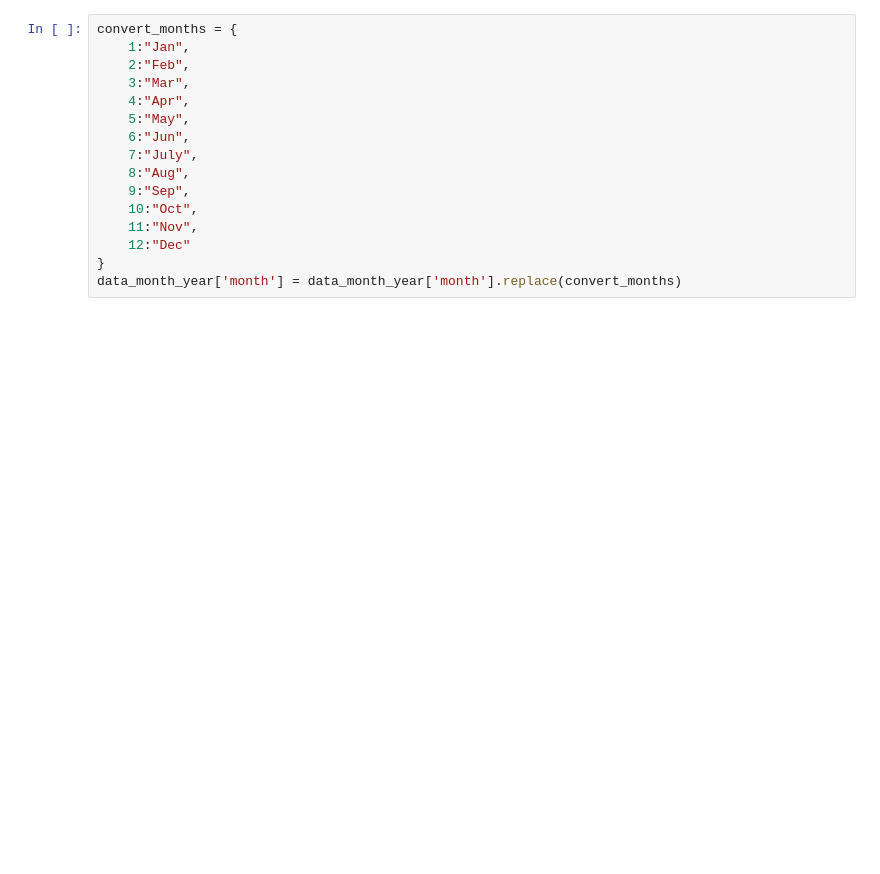
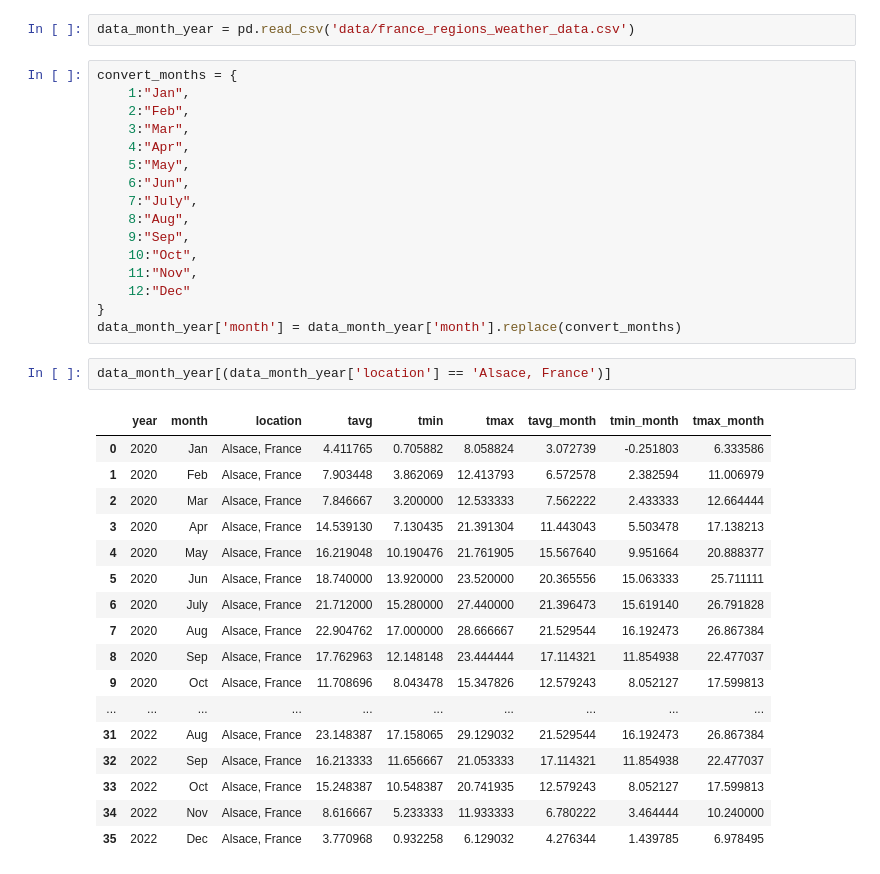
Before and after one commit to regraded0101/dragon-fever-night, a Jupyter notebook: main.ipynb, the cells around one changed output. Cells and saved outputs as stored; diff of their text form; blank space fills up the shorter version.

```diff
--- a/main.ipynb
+++ b/main.ipynb
@@ -35,6 +98,8 @@ data_month.columns = ['month', 'tavg_month', 'tmin_month', 'tmax_month']
 data_month_year = data_month_year.merge(data_month, how = 'left', on = 'month')
 # %%
 data_month_year['tflux_month'] = data_month_year['tavg'] - data_month_year['tavg_month']
+# %%
+data_month_year = pd.read_csv('data/france_regions_weather_data.csv')
 # %%
 convert_months = {
     1:"Jan",
@@ -51,6 +116,26 @@ convert_months = {
     12:"Dec"
 }
 data_month_year['month'] = data_month_year['month'].replace(convert_months)
+# %%
+data_month_year[(data_month_year['location'] == 'Alsace, France')]
+# %% [output]
+|  | year | month | location | tavg | tmin | tmax | tavg_month | tmin_month | tmax_month |
+| 0 | 2020 | Jan | Alsace, France | 4.411765 | 0.705882 | 8.058824 | 3.072739 | -0.251803 | 6.333586 |
+| 1 | 2020 | Feb | Alsace, France | 7.903448 | 3.862069 | 12.413793 | 6.572578 | 2.382594 | 11.006979 |
+| 2 | 2020 | Mar | Alsace, France | 7.846667 | 3.200000 | 12.533333 | 7.562222 | 2.433333 | 12.664444 |
+| 3 | 2020 | Apr | Alsace, France | 14.539130 | 7.130435 | 21.391304 | 11.443043 | 5.503478 | 17.138213 |
+| 4 | 2020 | May | Alsace, France | 16.219048 | 10.190476 | 21.761905 | 15.567640 | 9.951664 | 20.888377 |
+| 5 | 2020 | Jun | Alsace, France | 18.740000 | 13.920000 | 23.520000 | 20.365556 | 15.063333 | 25.711111 |
+| 6 | 2020 | July | Alsace, France | 21.712000 | 15.280000 | 27.440000 | 21.396473 | 15.619140 | 26.791828 |
+| 7 | 2020 | Aug | Alsace, France | 22.904762 | 17.000000 | 28.666667 | 21.529544 | 16.192473 | 26.867384 |
+| 8 | 2020 | Sep | Alsace, France | 17.762963 | 12.148148 | 23.444444 | 17.114321 | 11.854938 | 22.477037 |
+| 9 | 2020 | Oct | Alsace, France | 11.708696 | 8.043478 | 15.347826 | 12.579243 | 8.052127 | 17.599813 |
+| ... | ... | ... | ... | ... | ... | ... | ... | ... | ... |
+| 31 | 2022 | Aug | Alsace, France | 23.148387 | 17.158065 | 29.129032 | 21.529544 | 16.192473 | 26.867384 |
+| 32 | 2022 | Sep | Alsace, France | 16.213333 | 11.656667 | 21.053333 | 17.114321 | 11.854938 | 22.477037 |
+| 33 | 2022 | Oct | Alsace, France | 15.248387 | 10.548387 | 20.741935 | 12.579243 | 8.052127 | 17.599813 |
+| 34 | 2022 | Nov | Alsace, France | 8.616667 | 5.233333 | 11.933333 | 6.780222 | 3.464444 | 10.240000 |
+| 35 | 2022 | Dec | Alsace, France | 3.770968 | 0.932258 | 6.129032 | 4.276344 | 1.439785 | 6.978495 |
 # %%
 import plotly.graph_objects as go
 from plotly.subplots import make_subplots
```
Also changed, not shown: parts of 9 cells of this notebook, 4 other files.
